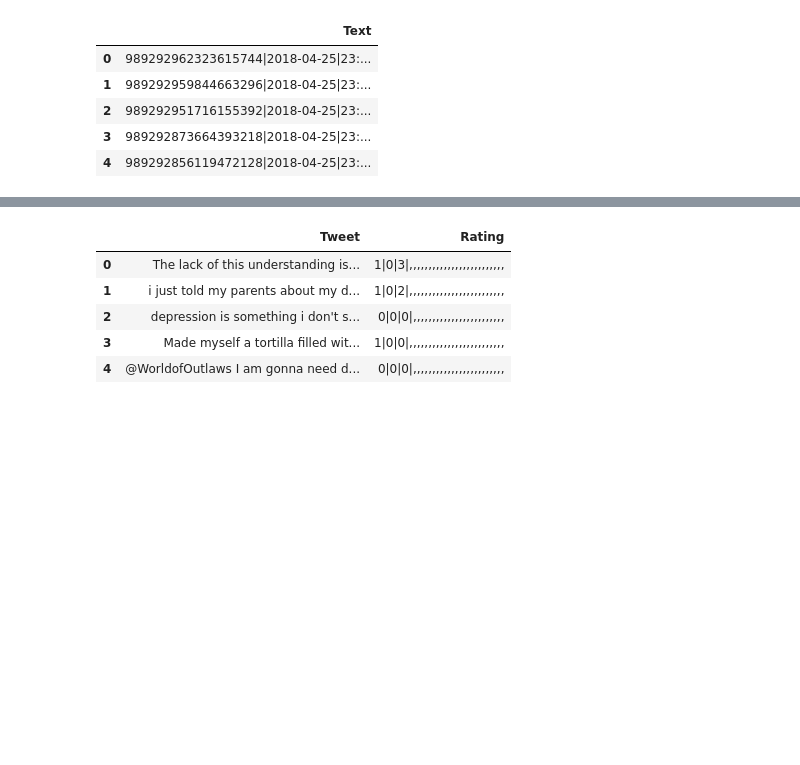
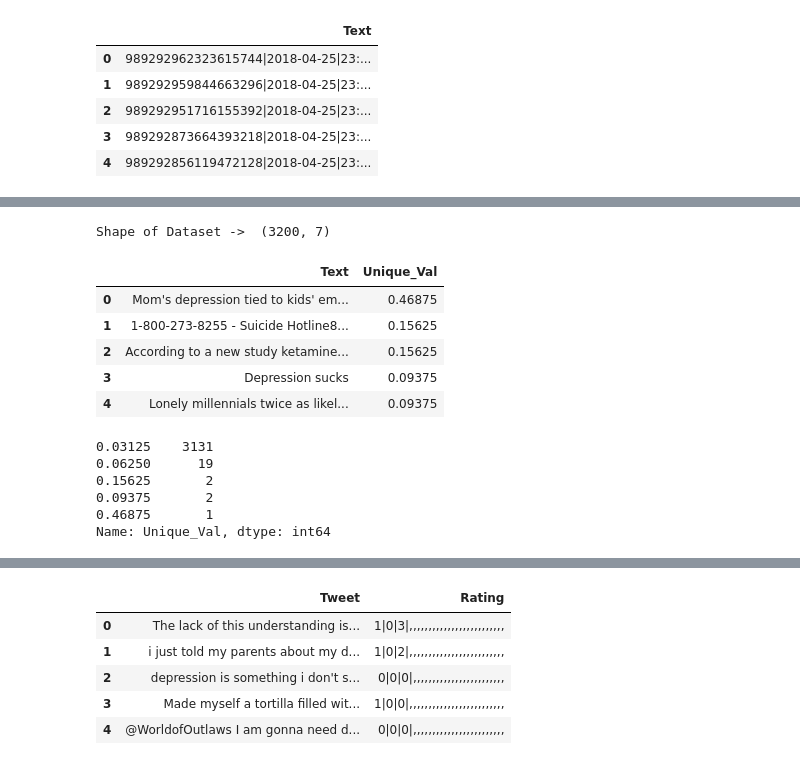
Before and after one commit to Rifat951/Depression-detection-using-Twitter-Dataset, a Jupyter notebook: AML_Data_Preprocessing.ipynb, the cells around one changed output, grey strips where cells are left out. Cells and saved outputs as stored; diff of their text form; code cells hidden in the pictures; blank space fills up the shorter version.

```diff
--- a/AML_Data_Preprocessing.ipynb
+++ b/AML_Data_Preprocessing.ipynb
@@ -86,0 +102,5 @@ df_processed_col.head()
+# %%
+display_of_unique_val = df_processed_col['Tweet'].value_counts()/df_processed_col.shape[0]*100
+print('Shape of Dataset -> ' , df_processed_col.shape)
+# %% [output]
+Shape of Dataset ->  (3200, 7)
@@ -86,0 +109,21 @@ df_processed_col.head()
+# %%
+df_new = pd.read_csv("/content/dsiplay_data.csv", header = None)
+df_new.columns = ["Text", "Unique_Val"]
+df_new.head()
+# %% [output]
+|  | Text | Unique_Val |
+| 0 | Mom's depression tied to kids' em... | 0.46875 |
+| 1 | 1-800-273-8255 - Suicide Hotline8... | 0.15625 |
+| 2 | According to a new study ketamine... | 0.15625 |
+| 3 | Depression sucks | 0.09375 |
+| 4 | Lonely millennials twice as likel... | 0.09375 |
+# %%
+df_disp = df_new["Unique_Val"].value_counts()
+df_disp.head()
+# %% [output]
+0.03125    3131
+0.06250      19
+0.15625       2
+0.09375       2
+0.46875       1
+Name: Unique_Val, dtype: int64
```
Also changed, not shown: parts of 8 cells of this notebook.
